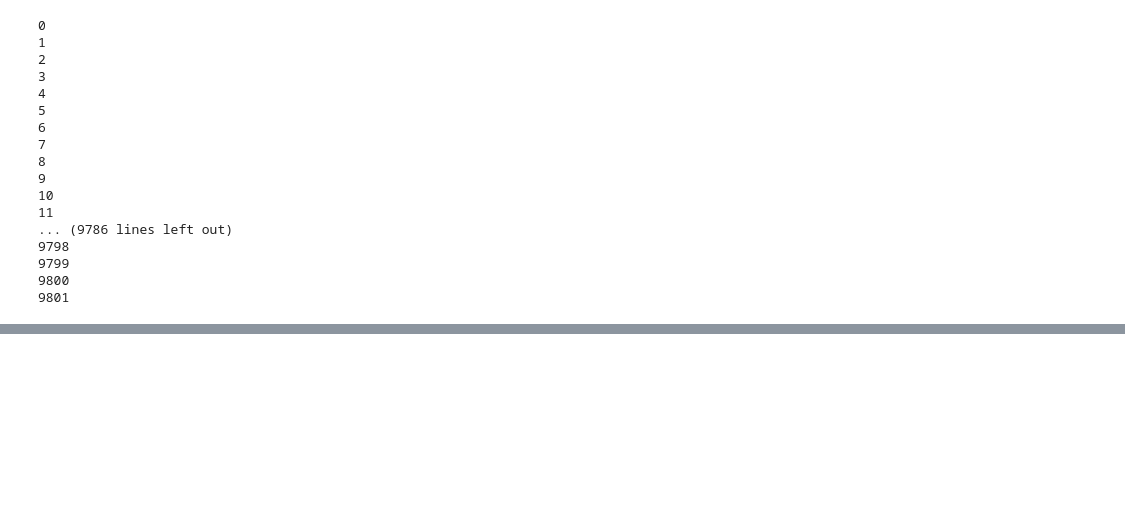
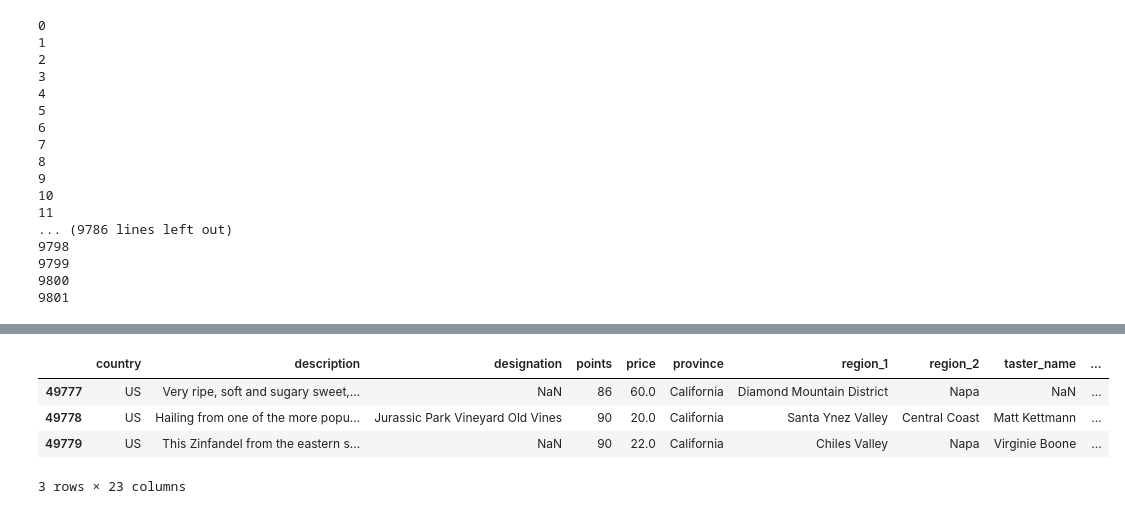
Before and after one commit to miatsivitse/Project-4, a Jupyter notebook: Weather_data_Extraction_API.ipynb, the cells around one changed output, grey strips where cells are left out. Drawn from its saved outputs; the diff is of its cells as text; code cells hidden in the pictures; blank space fills up the shorter version.

```diff
--- a/Weather_data_Extraction_API.ipynb
+++ b/Weather_data_Extraction_API.ipynb
@@ -142,0 +148,19 @@ final_df.to_csv("final_data.csv")
+# %%
+for index,row in location_data.iterrows():
+    lat = row["Latitude"]
+    lng = row["Longitude"]
+    base_url ="https://api.open-meteo.com/v1/elevation"
+    query = (f"?latitude={lat}&longitude={lng}")
+    url = base_url+query
+    # print(url)
+    # Use try and except to skip the missing data
+    try:
+        print(index)
+        response = requests.get(url).json()
+        location_data.loc[index,"Elevation"]=response['elevation'][0]
+    except (KeyError, IndexError, JSONDecodeError):
+        print("Data not found... skipping.")
+    except requests.Timeout:
+        print("Request Timeout...")
+    except requests.ConnectionError:
+        print("ConnectionError...")
@@ -142,0 +202,9 @@ final_df.to_csv("final_data.csv")
+# %%
+df3 = pd.merge(df2, location_data,how="inner",on=["winery_name","region_1","region_2"])
+df3.tail(3)
+# %% [output]
+|  | country | description | designation | points | price | province | region_1 | region_2 | taster_name | ... |
+| 49777 | US | Very ripe, soft and sugary sweet,... | NaN | 86 | 60.0 | California | Diamond Mountain District | Napa | NaN | ... |
+| 49778 | US | Hailing from one of the more popu... | Jurassic Park Vineyard Old Vines | 90 | 20.0 | California | Santa Ynez Valley | Central Coast | Matt Kettmann | ... |
+| 49779 | US | This Zinfandel from the eastern s... | NaN | 90 | 22.0 | California | Chiles Valley | Napa | Virginie Boone | ... |
+3 rows × 23 columns
```
Also changed, not shown: parts of 9 cells of this notebook, 5 other files.
